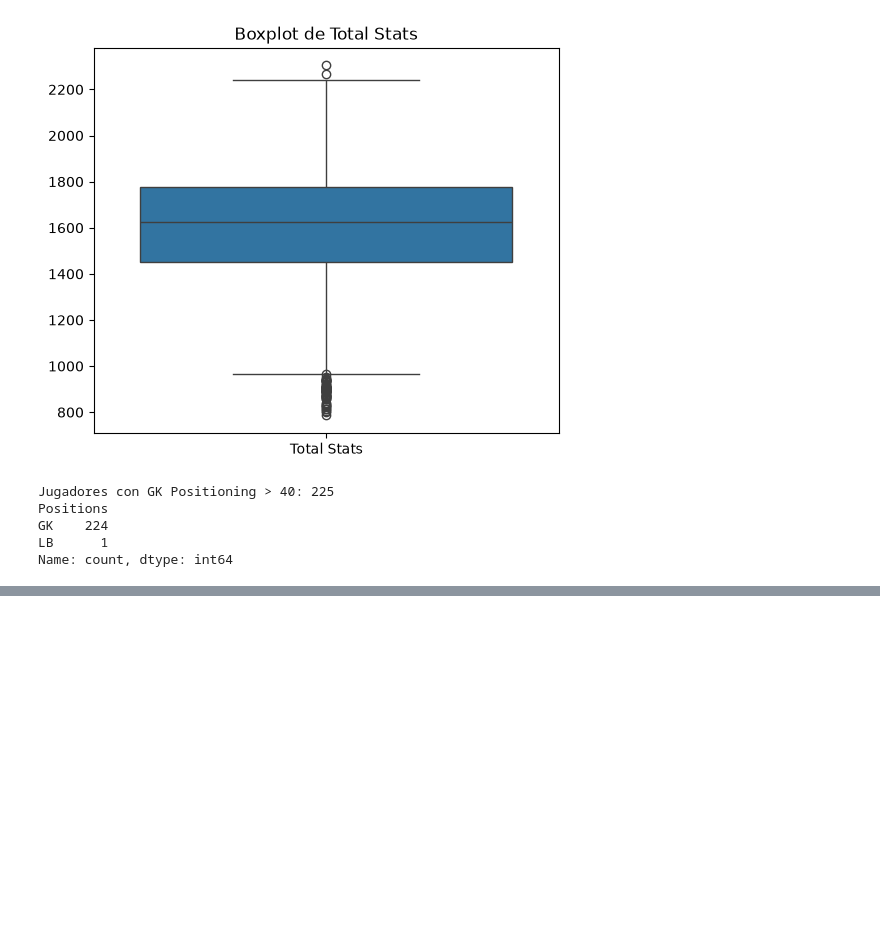
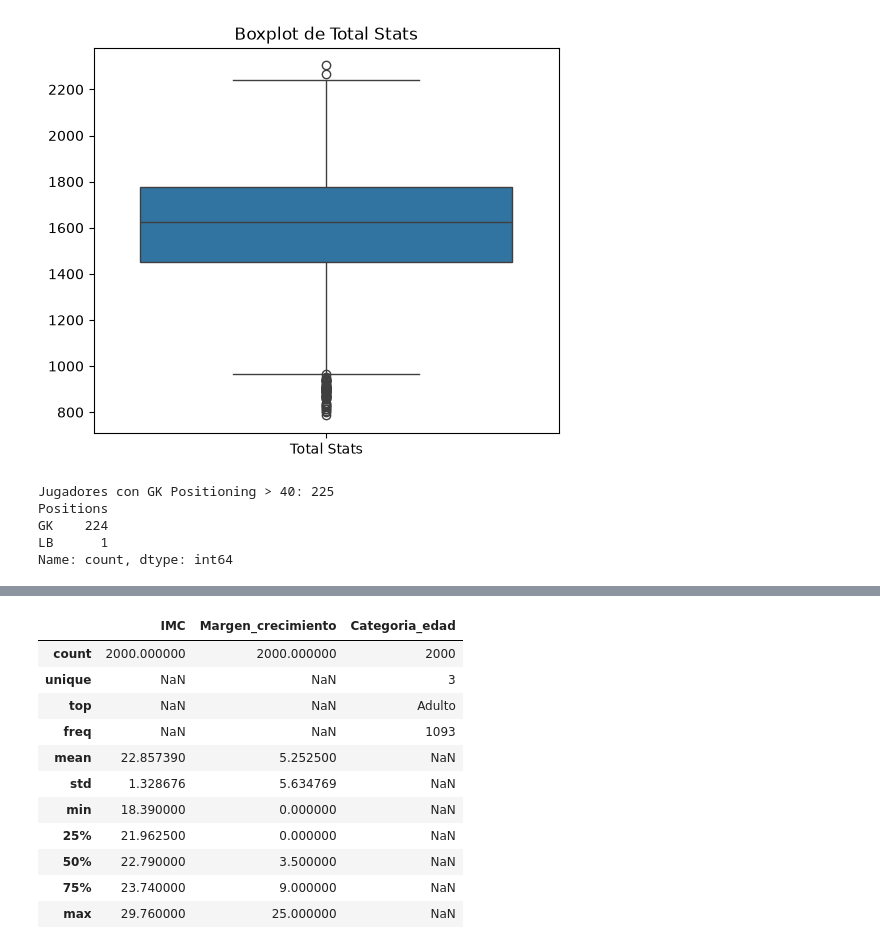
Before and after one commit to Samuel009-uex/Proyecto_Programacion_2, a Jupyter notebook: Cuadernos/exploracion_samuel.ipynb, the cells around one changed output, grey strips where cells are left out. Saved outputs shown, nothing was run; the diff lists cells and outputs as text; code cells hidden in the pictures; blank space fills up the shorter version.

```diff
--- a/Cuadernos/exploracion_samuel.ipynb
+++ b/Cuadernos/exploracion_samuel.ipynb
@@ -121,0 +197,15 @@ Name: count, dtype: int64
+# %%
+display(df[["IMC", "Margen_crecimiento", "Categoria_edad"]].describe(include="all"))
+# %% [output]
+|  | IMC | Margen_crecimiento | Categoria_edad |
+| count | 2000.000000 | 2000.000000 | 2000 |
+| unique | NaN | NaN | 3 |
+| top | NaN | NaN | Adulto |
+| freq | NaN | NaN | 1093 |
+| mean | 22.857390 | 5.252500 | NaN |
+| std | 1.328676 | 5.634769 | NaN |
+| min | 18.390000 | 0.000000 | NaN |
+| 25% | 21.962500 | 0.000000 | NaN |
+| 50% | 22.790000 | 3.500000 | NaN |
+| 75% | 23.740000 | 9.000000 | NaN |
+| max | 29.760000 | 25.000000 | NaN |
```
Also changed, not shown: parts of 2 cells of this notebook, 1 other file.
